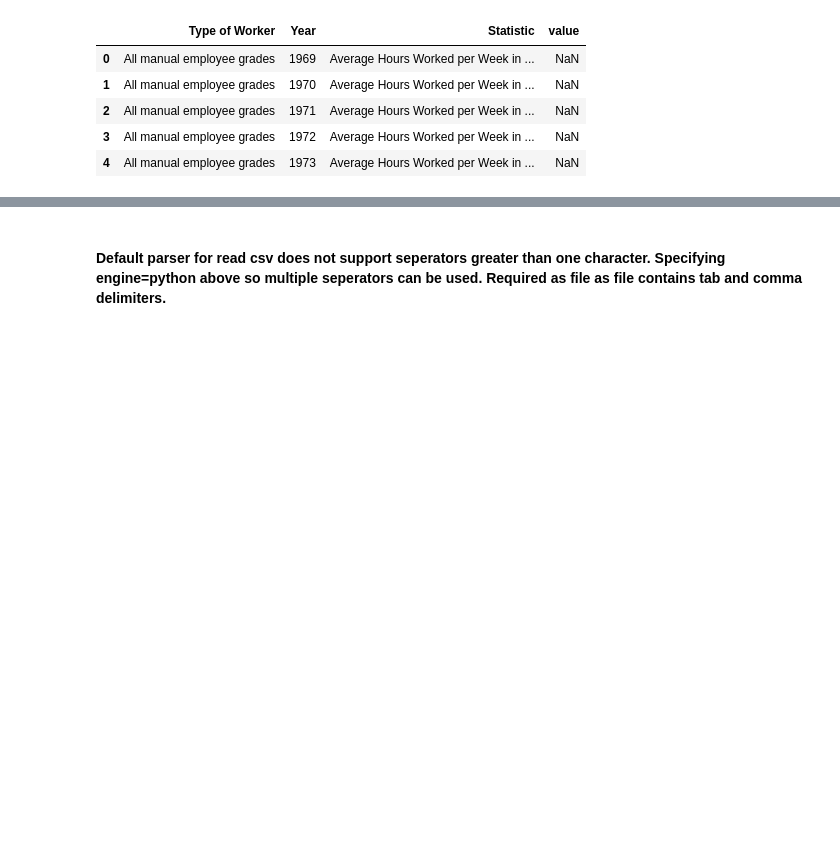
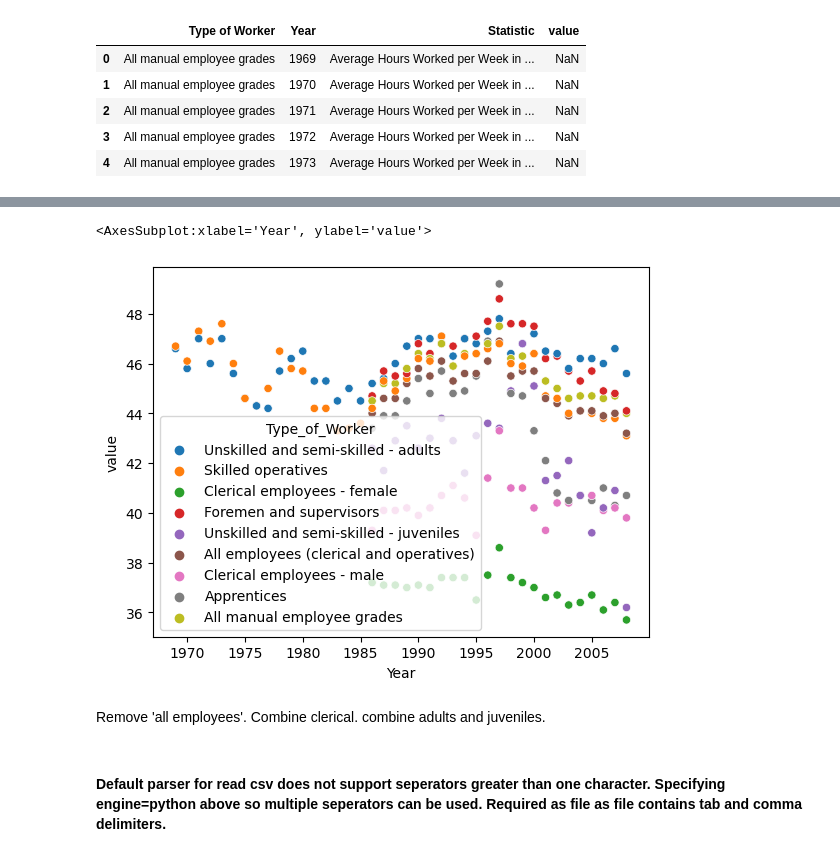
Before and after one commit to rachelhurleycct/CA2, a Jupyter notebook: CA2.ipynb, the cells around one changed output, grey strips where cells are left out. Cells and saved outputs as stored; diff of their text form; code cells hidden in the pictures; blank space fills up the shorter version.

```diff
--- a/CA2.ipynb
+++ b/CA2.ipynb
@@ -217,0 +210,2 @@ dtype: object
+# %%
+df1C['Year'] = df1C['Year'].astype(int)
@@ -294,3 +289,10 @@ Remove 'all employees'. Combine clerical. combine adults and juveniles.
+# %%
+sns.scatterplot(data=df1C, x='Year', y='value', hue='Type_of_Worker')
+# %% [output]
+<AxesSubplot:xlabel='Year', ylabel='value'>
+[figure, added]
+# %% [markdown]
+Remove 'all employees'. Combine clerical. combine adults and juveniles.
 # %%
 #reverts to the tab - file is .tsv#
 #The pipe (|) allows multiple seperators
```
Also changed, not shown: parts of 132 cells of this notebook.
